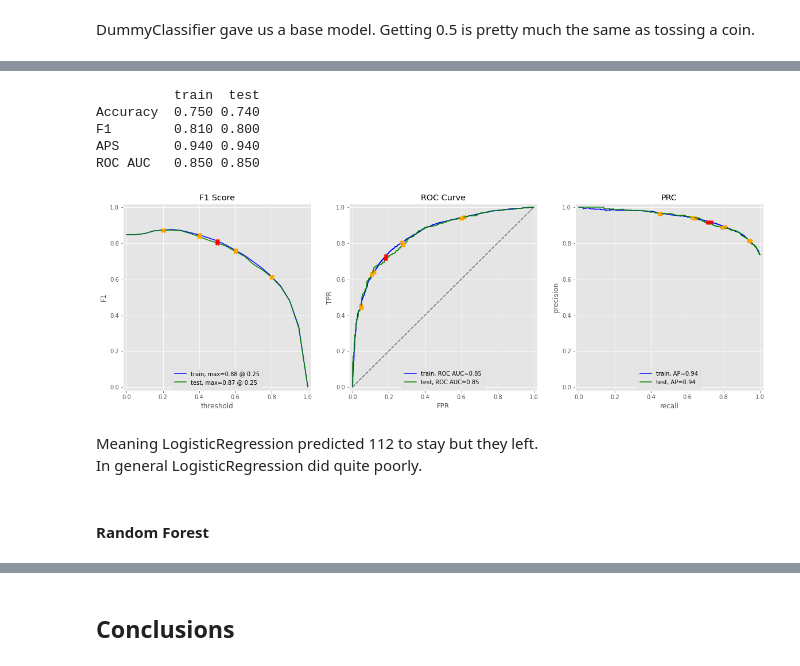
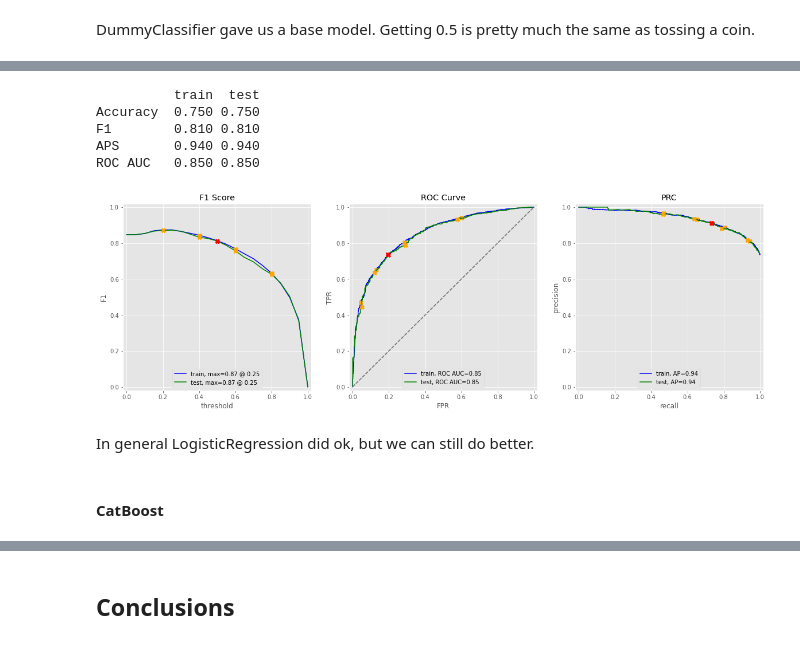
Before and after one commit to tryko/yandex-practicum-projects, a Jupyter notebook: 20-Itay-final_project/20-Itay-final_project.ipynb, the cells around one changed output, grey strips where cells are left out. Drawn from its saved outputs; the diff is of its cells as text; code cells hidden in the pictures.

```diff
--- a/20-Itay-final_project/20-Itay-final_project.ipynb
+++ b/20-Itay-final_project/20-Itay-final_project.ipynb
@@ -1048,0 +1123,34 @@ def evaluate_model(model, train_features, train_target, test_features, test_targ
+# %%
+# Sampeling technichs list
+no_samp    = ('No Sampeling', None)
+smote_samp = ('SMOTE',SMOTE(random_state=42))
+smoteenn   = ('SMOTEENN', SMOTEENN(random_state=42))
+smotetomek = ('SMOTETomek',SMOTETomek(random_state=42))
+sampeling  = [no_samp, smote_samp, smoteenn, smotetomek]
+# %%
+# Scalers List
+minmax_scaler = ('MinMaxScaler', MinMaxScaler())
+scalers = [minmax_scaler]
+# %%
+# Can be used by all models
+ordinal_tf = ('ordinal_tf', ColumnTransformer(transformers=[
+    ('ordinal',OrdinalEncoder(),['type','payment_method']),
+],remainder='passthrough')
+)
+# Can be used by all models
+ohe_tf = ('ohe_tf', ColumnTransformer(transformers=[
+    ('ohe',OneHotEncoder(drop='first', sparse=False, handle_unknown='ignore'),['type','payment_method']),
+],remainder='passthrough'))
+
+# Can be used by all models
+ohe_ordinal_tf =('ohe_ordinal_tf',  ColumnTransformer(transformers=[
+    ('ordinal',OrdinalEncoder(),['type']),
+    ('ohe',OneHotEncoder(drop='first', sparse=False, handle_unknown='ignore'),['payment_method']),
+],remainder='passthrough'))
+
+# Can be used by all models
+target_enco_tf = ('target_enco_tf', ColumnTransformer(transformers=[
+    ('target_enco',TargetEncoder(),['type', 'payment_method']),
+],remainder='passthrough'))
+
+transformers = [  ohe_tf ,ohe_ordinal_tf, ohe_ordinal_tf, target_enco_tf]
@@ -1099,2 +1199,5 @@ This will be our base case
 # %%
-lr_clf = LogisticRegression(random_state=42, class_weight='balanced').fit(X_train, y_train)
+tests = product(transformers, scalers, sampeling )
+lr_clf = LogisticRegression(random_state=42, class_weight='balanced')
+lr_results = run_tests(tests,  lr_clf, X_train, y_train )
+# lr_clf = LogisticRegression(random_state=42, class_weight='balanced').fit(X_train, y_train)
@@ -1101,14 +1221,13 @@ lr_clf = LogisticRegression(random_state=42, class_weight='balanced').fit(X_trai
 # %%
-evaluate_model(lr_clf, X_train, y_train, X_test, y_test)
+evaluate_model(lr_results['best_model'], X_train, y_train, X_test, y_test)
 # %% [output]
           train  test
-Accuracy  0.750 0.740
-F1        0.810 0.800
+Accuracy  0.750 0.750
+F1        0.810 0.810
 APS       0.940 0.940
 ROC AUC   0.850 0.850
-[figure, old version]
+[figure, new version]
-# %% [markdown]
-Meaning LogisticRegression predicted 112 to stay but they left. <br>
-In general LogisticRegression did quite poorly.
-# %% [markdown]
-#### Random Forest
+# %% [markdown]
+In general LogisticRegression did ok, but we can still do better.
+# %% [markdown]
+#### CatBoost
```
Also changed, not shown: parts of 84 cells of this notebook, 9 other files.
